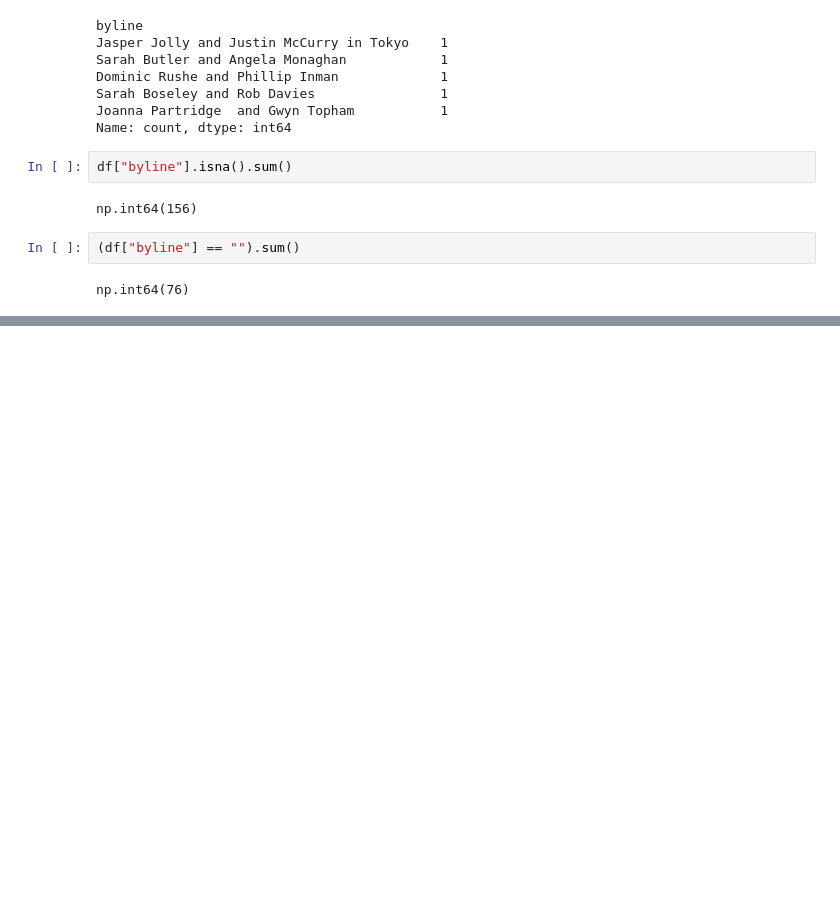
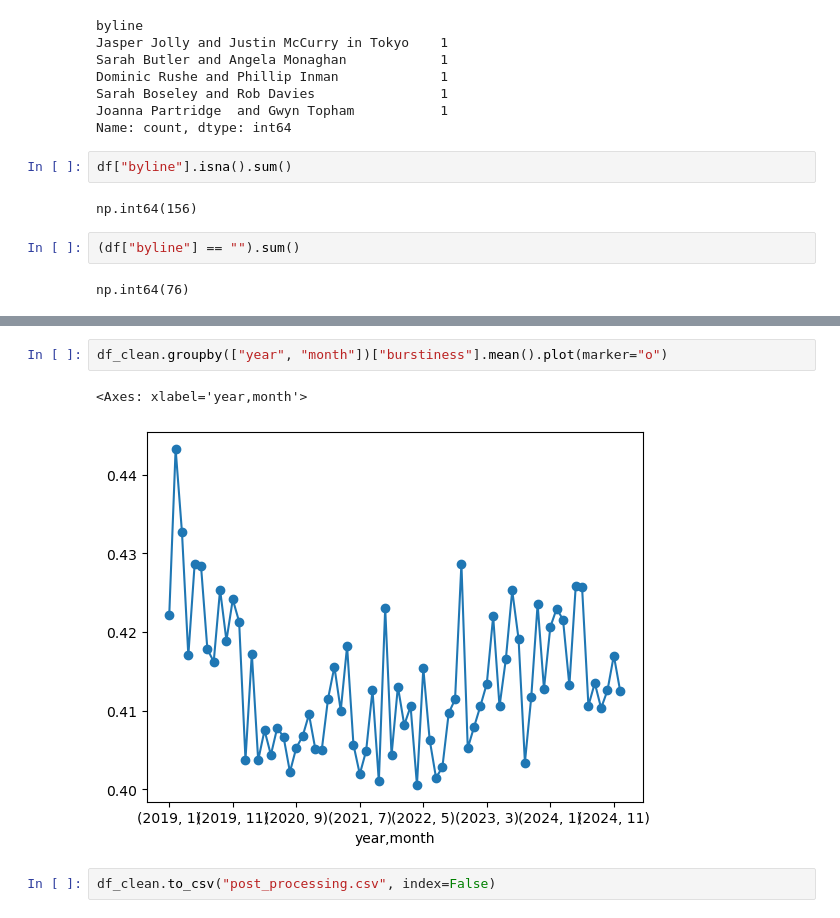
Before and after one commit to KaizenThe1st/ST312, a Jupyter notebook: Data.ipynb, the cells around one changed output, grey strips where cells are left out. Cells and saved outputs as stored; diff of their text form; blank space fills up the shorter version.

```diff
--- a/Data.ipynb
+++ b/Data.ipynb
@@ -178,0 +415,7 @@ df.to_csv("guardian_business.csv", index=False)
+# %%
+df_clean.groupby(["year", "month"])["burstiness"].mean().plot(marker="o")
+# %% [output]
+<Axes: xlabel='year,month'>
+[figure, added]
+# %%
+df_clean.to_csv("post_processing.csv", index=False)
```
Also changed, not shown: parts of 28 cells of this notebook.
